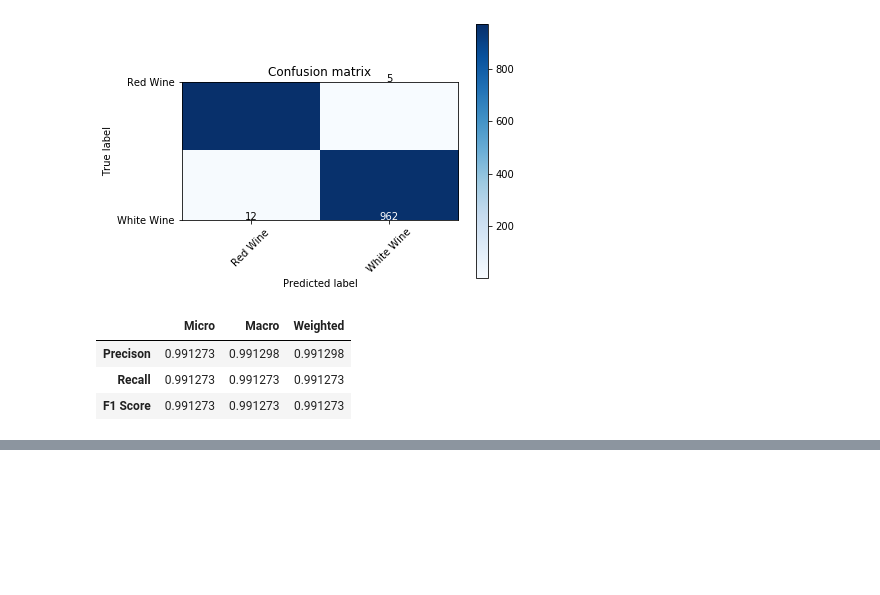
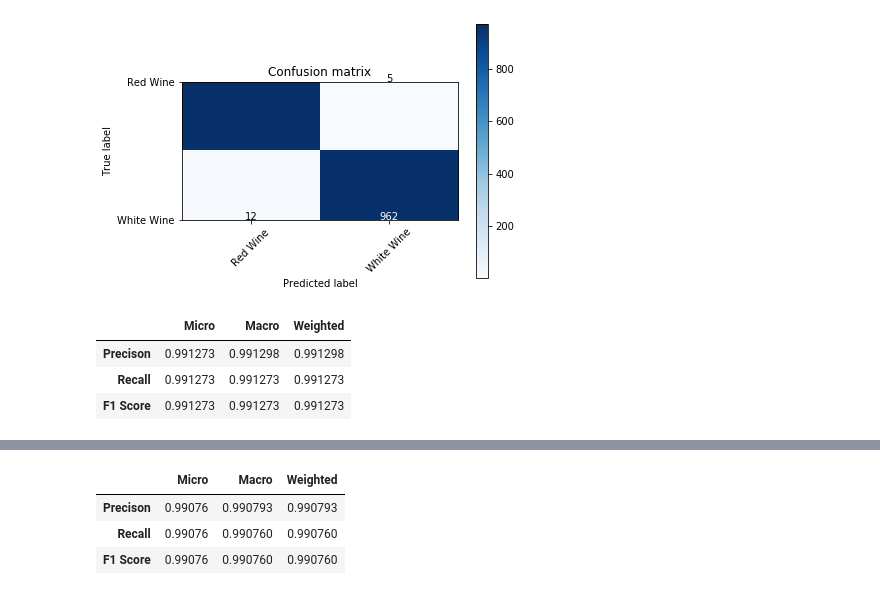
Before and after one commit to emilia329/WineFun, a Jupyter notebook: Modeling.ipynb, the cells around one changed output, grey strips where cells are left out. Saved outputs shown, nothing was run; the diff lists cells and outputs as text; code cells hidden in the pictures; blank space fills up the shorter version.

Commit message:
grid search and data table for random forest

```diff
--- a/Modeling.ipynb
+++ b/Modeling.ipynb
@@ -294,3 +294,14 @@ datatable(y_test,test_pred)
 | Precison | 0.991273 | 0.991298 | 0.991298 |
 | Recall | 0.991273 | 0.991273 | 0.991273 |
 | F1 Score | 0.991273 | 0.991273 | 0.991273 |
+# %%
+param_grid = {
+    'n_estimators': [50, 100],
+    'criterion':['gini', 'entropy'],
+    'min_samples_leaf':[2,4],
+    'min_samples_split':[3,5],
+    'bootstrap': [True, False]
+}
+# %%
+gridsearch = GridSearchCV(estimator=rfc2, param_grid=param_grid, cv=5, n_jobs=-1)
+gridsearch.fit(X_train, y_train)
@@ -296,0 +334,4 @@ datatable(y_test,test_pred)
+# %%
+rfc_ref = RandomForestClassifier(criterion = 'entropy', min_samples_split=5, min_samples_leaf=2,n_estimators=100,
+                                bootstrap= False,random_state=42, n_jobs=-1)
+rfc_ref.fit(X_train, y_train)
@@ -296,0 +347,2 @@ datatable(y_test,test_pred)
+# %%
+refined_pred = rfc_ref.predict(X_test)
@@ -296,0 +352,7 @@ datatable(y_test,test_pred)
+# %%
+datatable(y_test,refined_pred)
+# %% [output]
+|  | Micro | Macro | Weighted |
+| Precison | 0.99076 | 0.990793 | 0.990793 |
+| Recall | 0.99076 | 0.990760 | 0.990760 |
+| F1 Score | 0.99076 | 0.990760 | 0.990760 |
```
Also changed, not shown: parts of 4 cells of this notebook.
